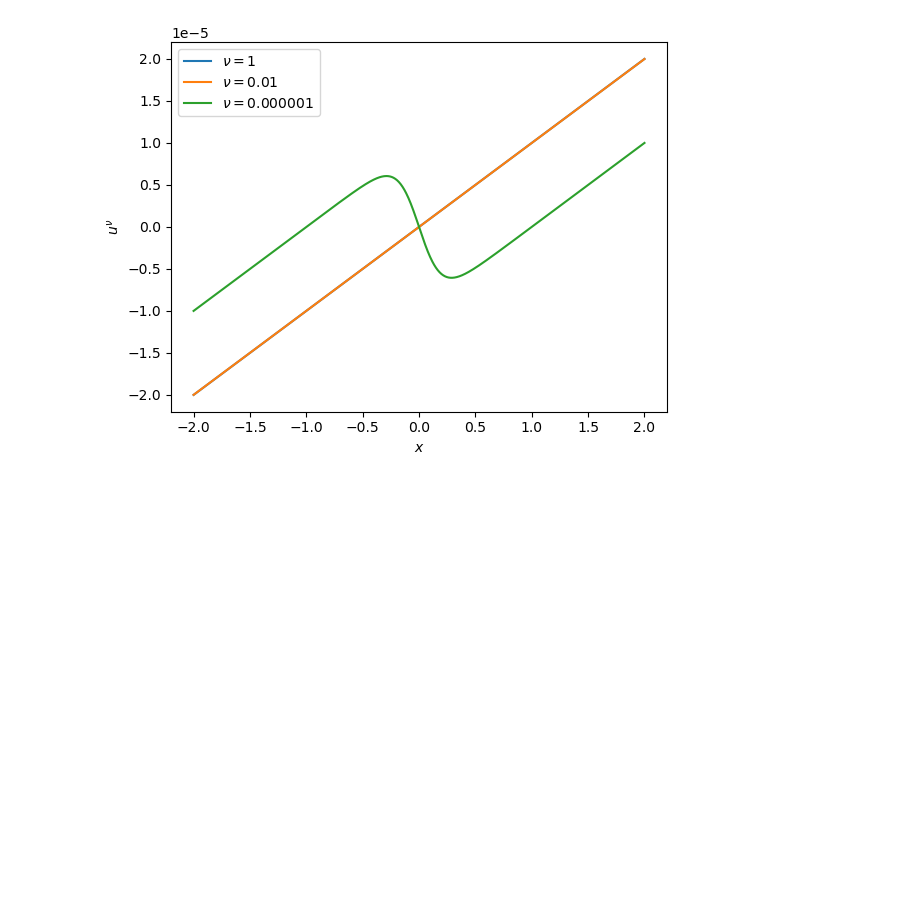
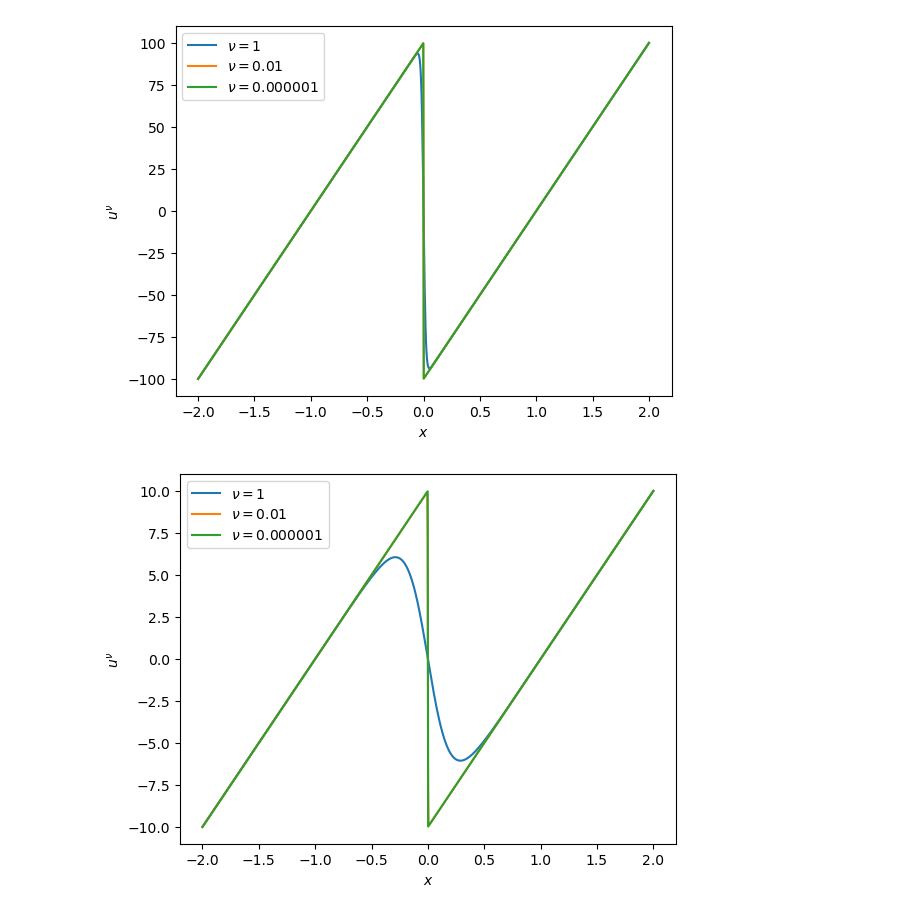
Before and after one commit to victorballester7/Turbulence, a Jupyter notebook: Tutorials/Tutorial 3/Images/burger.ipynb, the cells around one changed output. Drawn from its saved outputs; the diff is of its cells as text; code cells hidden in the pictures; blank space fills up the shorter version.

```diff
--- a/Tutorials/Tutorial 3/Images/burger.ipynb
+++ b/Tutorials/Tutorial 3/Images/burger.ipynb
@@ -3,7 +3,7 @@ import numpy as np
 import matplotlib.pyplot as plt
 # %%
 L = 1
-t = 100000
+T = [0.01, 0.1, 0.5, 2, 10, 100000]
 nu_1 = 1
 nu_2 = 0.01
 nu_3 = 0.000001
@@ -11,21 +11,23 @@ N = 1000
 A = -2
 B = 2
 # %%
-x = np.linspace(A, B, N)
-u_1 = (x - L*np.tanh(L * x / (2 * nu_1 * t))) / t
-u_2 = (x - L*np.tanh(L * x / (2 * nu_2 * t))) / t
-u_3 = (x - L*np.tanh(L * x / (2 * nu_3 * t))) / t
+for t in T:
+  x = np.linspace(A, B, N)
+  u_1 = (x - L*np.tanh(L * x / (2 * nu_1 * t))) / t
+  u_2 = (x - L*np.tanh(L * x / (2 * nu_2 * t))) / t
+  u_3 = (x - L*np.tanh(L * x / (2 * nu_3 * t))) / t
 
-fig, ax = plt.subplots()
+  fig, ax = plt.subplots()
 
-ax.plot(x, u_1, label=r'$\nu = 1$')
-ax.plot(x, u_2, label=r'$\nu = 0.01$')
-ax.plot(x, u_3, label=r'$\nu = 0.000001$')
+  ax.plot(x, u_1, label=r'$\nu = 1$')
+  ax.plot(x, u_2, label=r'$\nu = 0.01$')
+  ax.plot(x, u_3, label=r'$\nu = 0.000001$')
 
-ax.set_xlabel(r'$x$')
-ax.set_ylabel(r'$u^\nu$')
-ax.legend()
-
-plt.show()
+  ax.set_xlabel(r'$x$')
+  ax.set_ylabel(r'$u^\nu$')
+  ax.legend()
+  # save figure
+  fig.savefig('burger_t=' + str(t) + '.svg', bbox_inches='tight')
 # %% [output]
-[figure, old version]
+[figure, new version]
+[figure, added]
```
Also changed, not shown: parts of 2 cells of this notebook, 12 other files.
